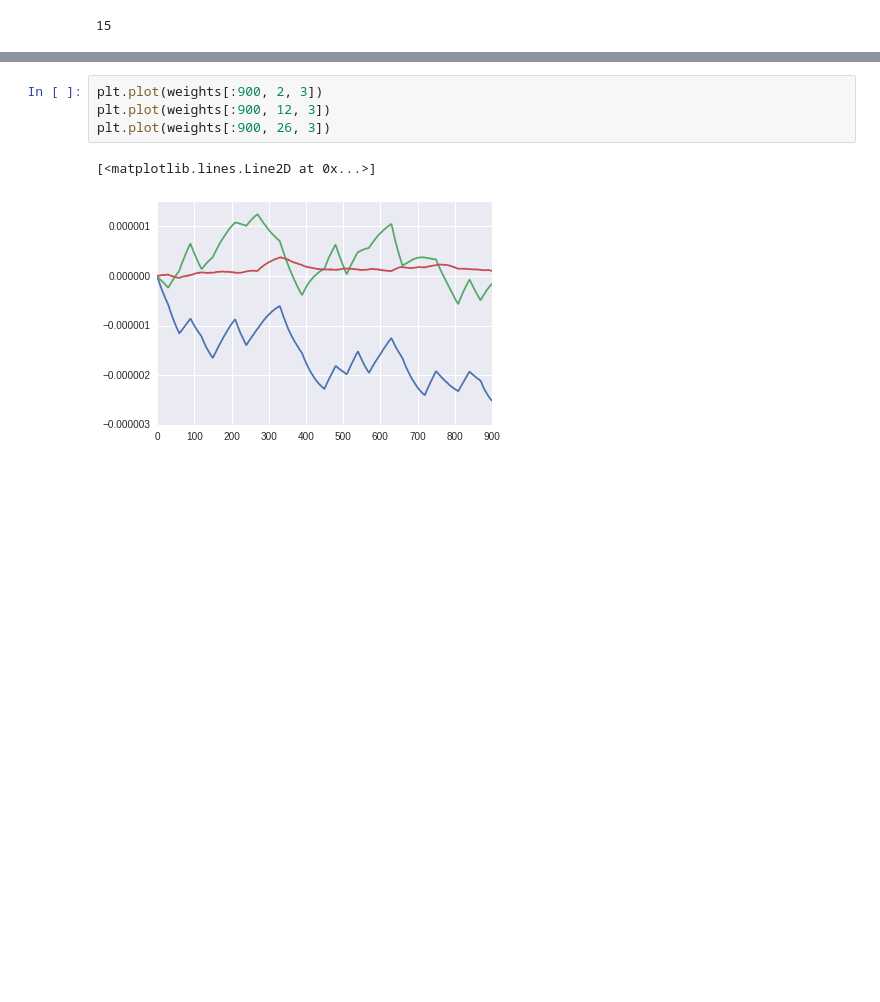
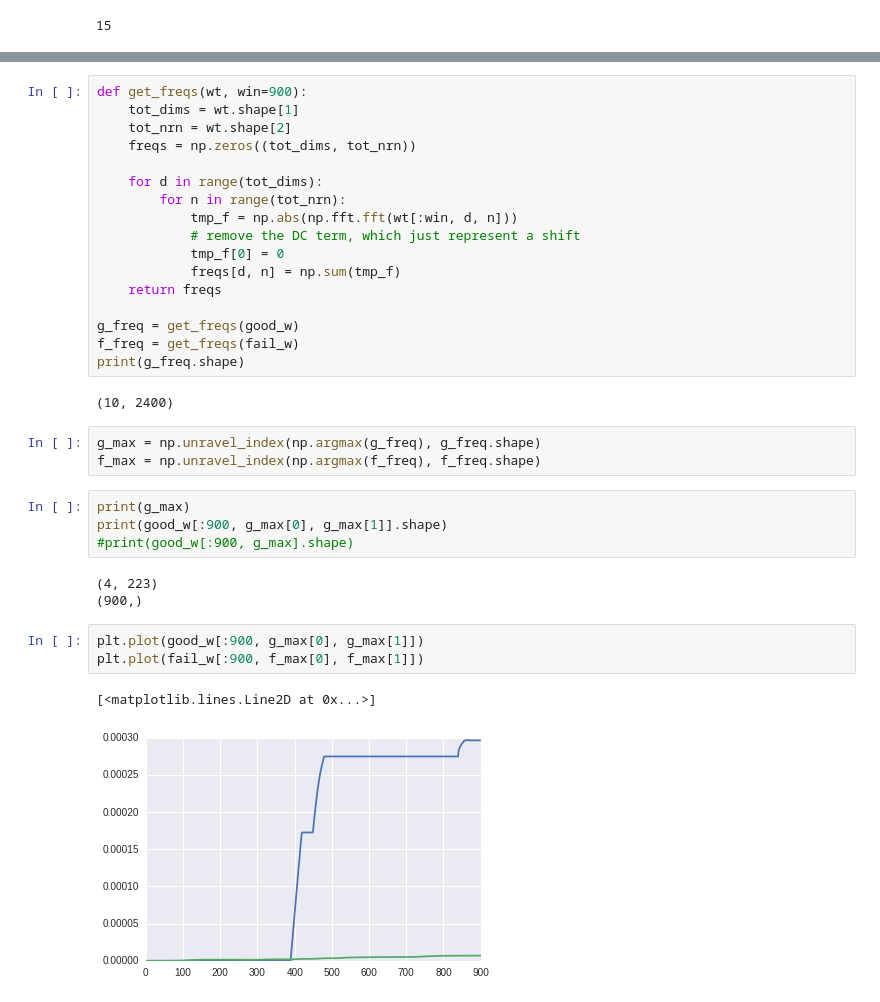
Before and after one commit to Seanny123/counting_to_addition, a Jupyter notebook: learn_fail_fig.ipynb, the cells around one changed output, grey strips where cells are left out. Cells and saved outputs as stored; diff of their text form; blank space fills up the shorter version.

```diff
--- a/learn_fail_fig.ipynb
+++ b/learn_fail_fig.ipynb
@@ -165,7 +133,35 @@ Min index: 26
-# %%
-plt.plot(weights[:900, 2, 3])
-plt.plot(weights[:900, 12, 3])
-plt.plot(weights[:900, 26, 3])
-# %% [output]
-[<matplotlib.lines.Line2D at 0x...>]
-[figure, removed]
+# %%
+def get_freqs(wt, win=900):
+    tot_dims = wt.shape[1]
+    tot_nrn = wt.shape[2]
+    freqs = np.zeros((tot_dims, tot_nrn))
+
+    for d in range(tot_dims):
+        for n in range(tot_nrn):
+            tmp_f = np.abs(np.fft.fft(wt[:win, d, n]))
+            # remove the DC term, which just represent a shift
+            tmp_f[0] = 0
+            freqs[d, n] = np.sum(tmp_f)
+    return freqs
+
+g_freq = get_freqs(good_w)
+f_freq = get_freqs(fail_w)
+print(g_freq.shape)
+# %% [output]
+(10, 2400)
+# %%
+g_max = np.unravel_index(np.argmax(g_freq), g_freq.shape)
+f_max = np.unravel_index(np.argmax(f_freq), f_freq.shape)
+# %%
+print(g_max)
+print(good_w[:900, g_max[0], g_max[1]].shape)
+#print(good_w[:900, g_max].shape)
+# %% [output]
+(4, 223)
+(900,)
+# %%
+plt.plot(good_w[:900, g_max[0], g_max[1]])
+plt.plot(fail_w[:900, f_max[0], f_max[1]])
+# %% [output]
+[<matplotlib.lines.Line2D at 0x...>]
+[figure, added]
```
Also changed, not shown: parts of 20 cells of this notebook, 2 other files.
